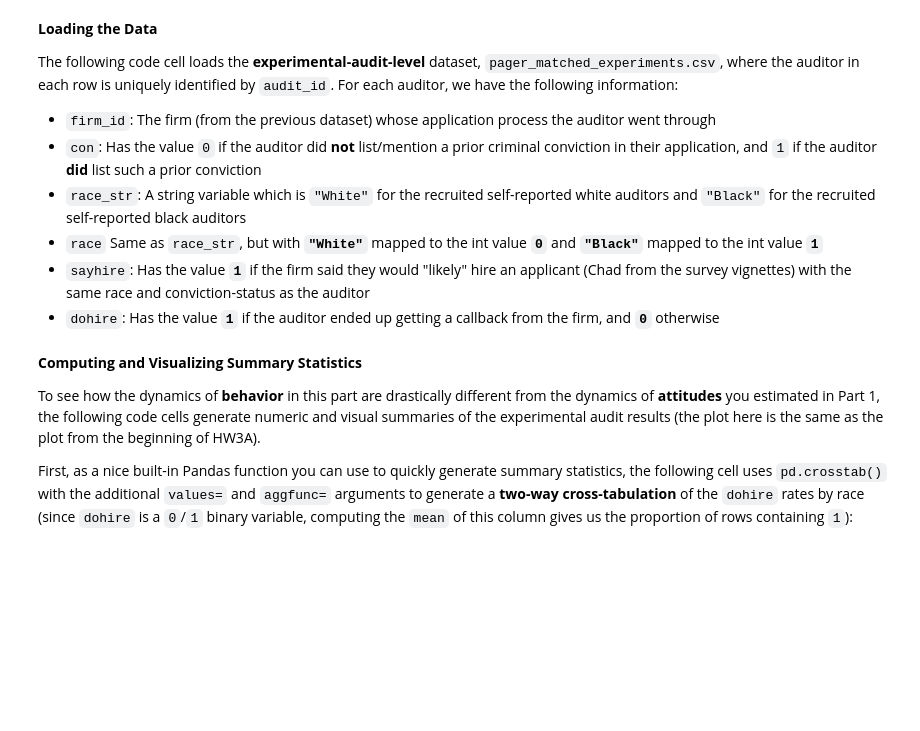
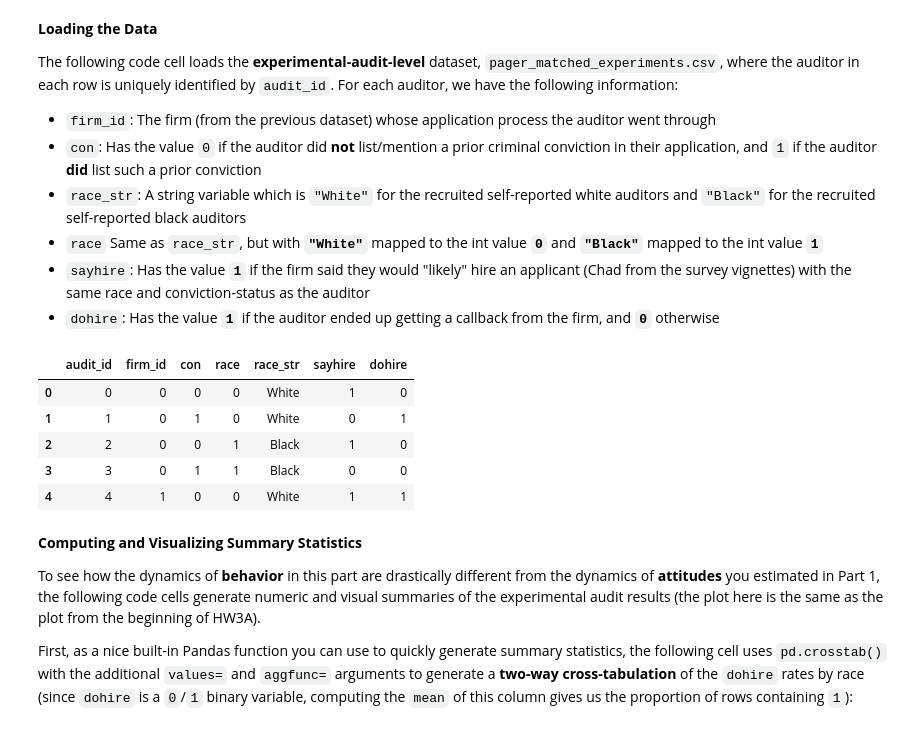
Before and after one commit to mw1296/dsan5650_social_causal_inference, a Jupyter notebook: homework/DSAN5650_HW4.ipynb, the cells around one changed output. Saved outputs shown, nothing was run; the diff lists cells and outputs as text; code cells hidden in the pictures; blank space fills up the shorter version.

```diff
--- a/homework/DSAN5650_HW4.ipynb
+++ b/homework/DSAN5650_HW4.ipynb
@@ -41,8 +43,15 @@ The following code cell loads the **experimental-audit-level** dataset, `pager_m
 * `sayhire`: Has the value **`1`** if the firm said they would "likely" hire an applicant (Chad from the survey vignettes) with the same race and conviction-status as the auditor
 * `dohire`: Has the value **`1`** if the auditor ended up getting a callback from the firm, and **`0`** otherwise
 # %%
-exp_df = pd.read_csv("pager_matched_experiments.csv")
+exp_df = pd.read_csv("./data/pager_matched_experiments.csv")
 exp_df.head()
+# %% [output]
+|  | audit_id | firm_id | con | race | race_str | sayhire | dohire |
+| 0 | 0 | 0 | 0 | 0 | White | 1 | 0 |
+| 1 | 1 | 0 | 1 | 0 | White | 0 | 1 |
+| 2 | 2 | 0 | 0 | 1 | Black | 1 | 0 |
+| 3 | 3 | 0 | 1 | 1 | Black | 0 | 0 |
+| 4 | 4 | 1 | 0 | 0 | White | 1 | 1 |
 # %% [markdown]
 **Computing and Visualizing Summary Statistics**
 
```
Also changed, not shown: parts of 26 cells of this notebook.
